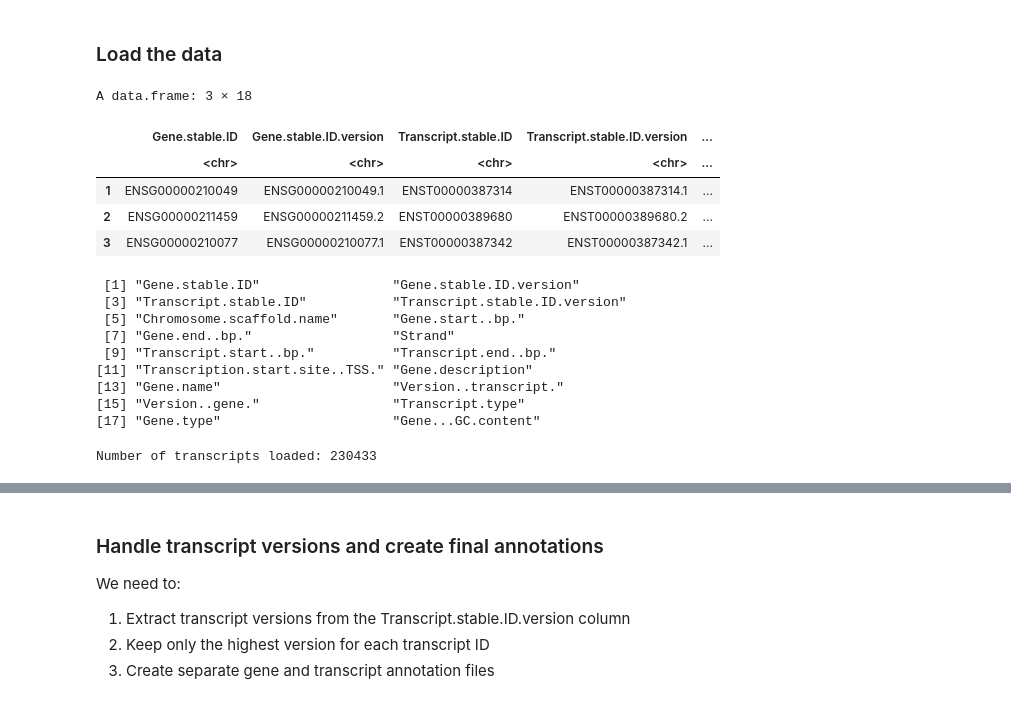
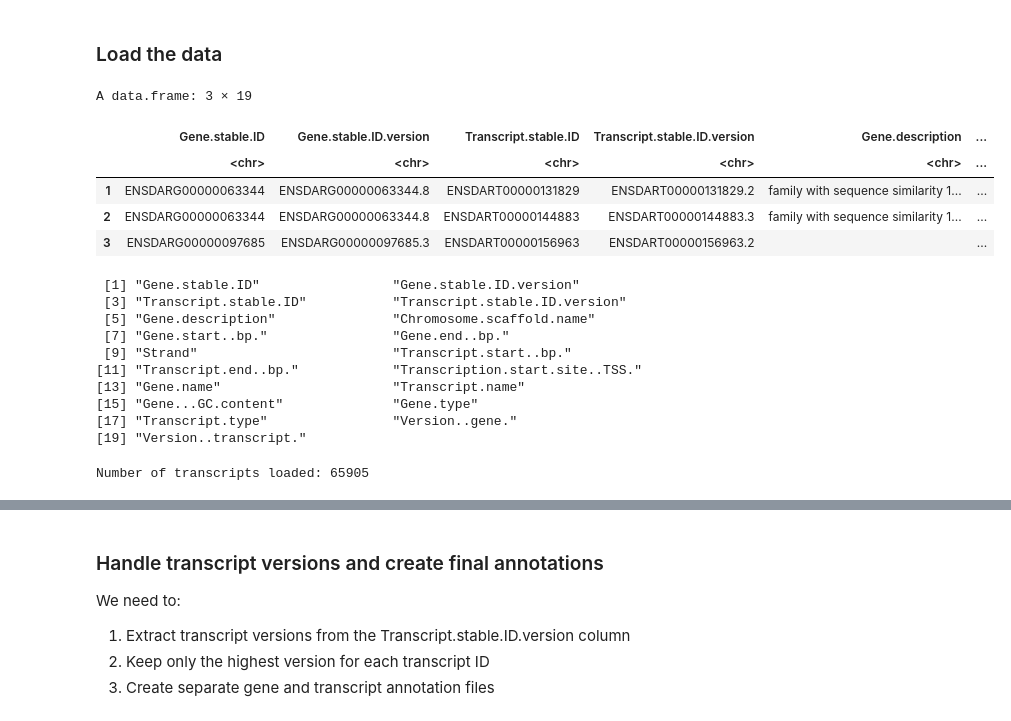
Before and after one commit to MartinLoza/lncRNA_TF_pairs_analysis, a Jupyter notebook: 00_Setup_ENSEMBL_transcripts.ipynb, the cells around one changed output, grey strips where cells are left out. Saved outputs shown, nothing was run; the diff lists cells and outputs as text; code cells hidden in the pictures.

Commit message:
Update Setup of ENSEMBL annotations

```diff
--- a/00_Setup_ENSEMBL_transcripts.ipynb
+++ b/00_Setup_ENSEMBL_transcripts.ipynb
@@ -19,35 +19,40 @@ suppressPackageStartupMessages({
 seed = 777
 date = "251120"
 
-species = "human"
-in_dir = "/mnt/c/Users/Marti/Documents/Projects/lncRNA_TF_pairs_analysis/Data/ENSEMBL/raw/"
+species = "zebrafish"
+# "armadillo" "chicken" "dog" "human" "drosophila" "elegans" "ferret" "macaque" "mouse" "rat" "zebrafish"
+in_dir = "/Users/martin/Documents/Projects/lncRNA_TF_pairs_analysis/Data/ENSEMBL/raw/"
+out_dir = "/Users/martin/Documents/Projects/lncRNA_TF_pairs_analysis/Data/ENSEMBL/selected/"
 # %% [markdown]
 ### Load the data
 # %%
 # Load the transcripts data
 # Search for the file related to the species
 files <- list.files(in_dir)
 file_name <- files[grep(species, files)]
 # paste0(in_dir,file_name)
 # Load the transcripts
-transcripts = read.table(paste0(in_dir,file_name),sep = "\t",header = TRUE,stringsAsFactors = FALSE)
+transcripts = read.table(paste0(in_dir,file_name), sep = "\t", header = TRUE,
+                         stringsAsFactors = FALSE, quote = "", comment.char = "",
+                         fill = TRUE )
 head(transcripts,3)
 colnames(transcripts)
 cat("Number of transcripts loaded:", nrow(transcripts), "\n")
 # %% [output]
-A data.frame: 3 × 18
+A data.frame: 3 × 19
-|  | Gene.stable.ID | Gene.stable.ID.version | Transcript.stable.ID | Transcript.stable.ID.version | ... |
-|  | <chr> | <chr> | <chr> | <chr> | ... |
-| 1 | ENSG00000210049 | ENSG00000210049.1 | ENST00000387314 | ENST00000387314.1 | ... |
-| 2 | ENSG00000211459 | ENSG00000211459.2 | ENST00000389680 | ENST00000389680.2 | ... |
-| 3 | ENSG00000210077 | ENSG00000210077.1 | ENST00000387342 | ENST00000387342.1 | ... |
+|  | Gene.stable.ID | Gene.stable.ID.version | Transcript.stable.ID | Transcript.stable.ID.version | Gene.description | ... |
+|  | <chr> | <chr> | <chr> | <chr> | <chr> | ... |
+| 1 | ENSDARG00000063344 | ENSDARG00000063344.8 | ENSDART00000131829 | ENSDART00000131829.2 | family with sequence similarity 1... | ... |
+| 2 | ENSDARG00000063344 | ENSDARG00000063344.8 | ENSDART00000144883 | ENSDART00000144883.3 | family with sequence similarity 1... | ... |
+| 3 | ENSDARG00000097685 | ENSDARG00000097685.3 | ENSDART00000156963 | ENSDART00000156963.2 |  | ... |
  [1] "Gene.stable.ID"                 "Gene.stable.ID.version"
  [3] "Transcript.stable.ID"           "Transcript.stable.ID.version"
- [5] "Chromosome.scaffold.name"       "Gene.start..bp."
- [7] "Gene.end..bp."                  "Strand"
- [9] "Transcript.start..bp."          "Transcript.end..bp."
-[11] "Transcription.start.site..TSS." "Gene.description"
-[13] "Gene.name"                      "Version..transcript."
-[15] "Version..gene."                 "Transcript.type"
-[17] "Gene.type"                      "Gene...GC.content"
+ [5] "Gene.description"               "Chromosome.scaffold.name"
+ [7] "Gene.start..bp."                "Gene.end..bp."
+ [9] "Strand"                         "Transcript.start..bp."
+[11] "Transcript.end..bp."            "Transcription.start.site..TSS."
+[13] "Gene.name"                      "Transcript.name"
+[15] "Gene...GC.content"              "Gene.type"
+[17] "Transcript.type"                "Version..gene."
+[19] "Version..transcript."
-Number of transcripts loaded: 230433
+Number of transcripts loaded: 65905
```
Also changed, not shown: parts of 14 cells of this notebook.
